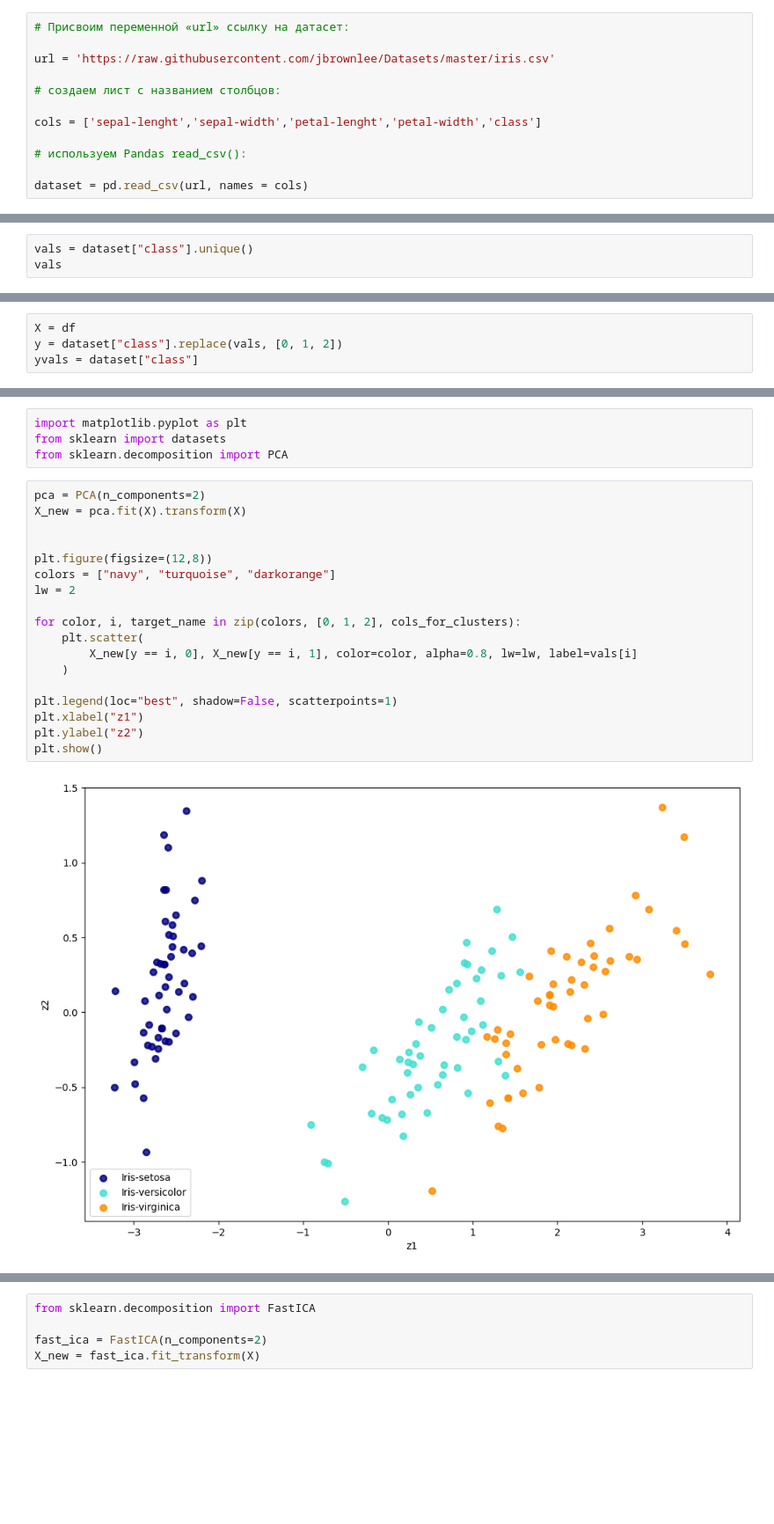
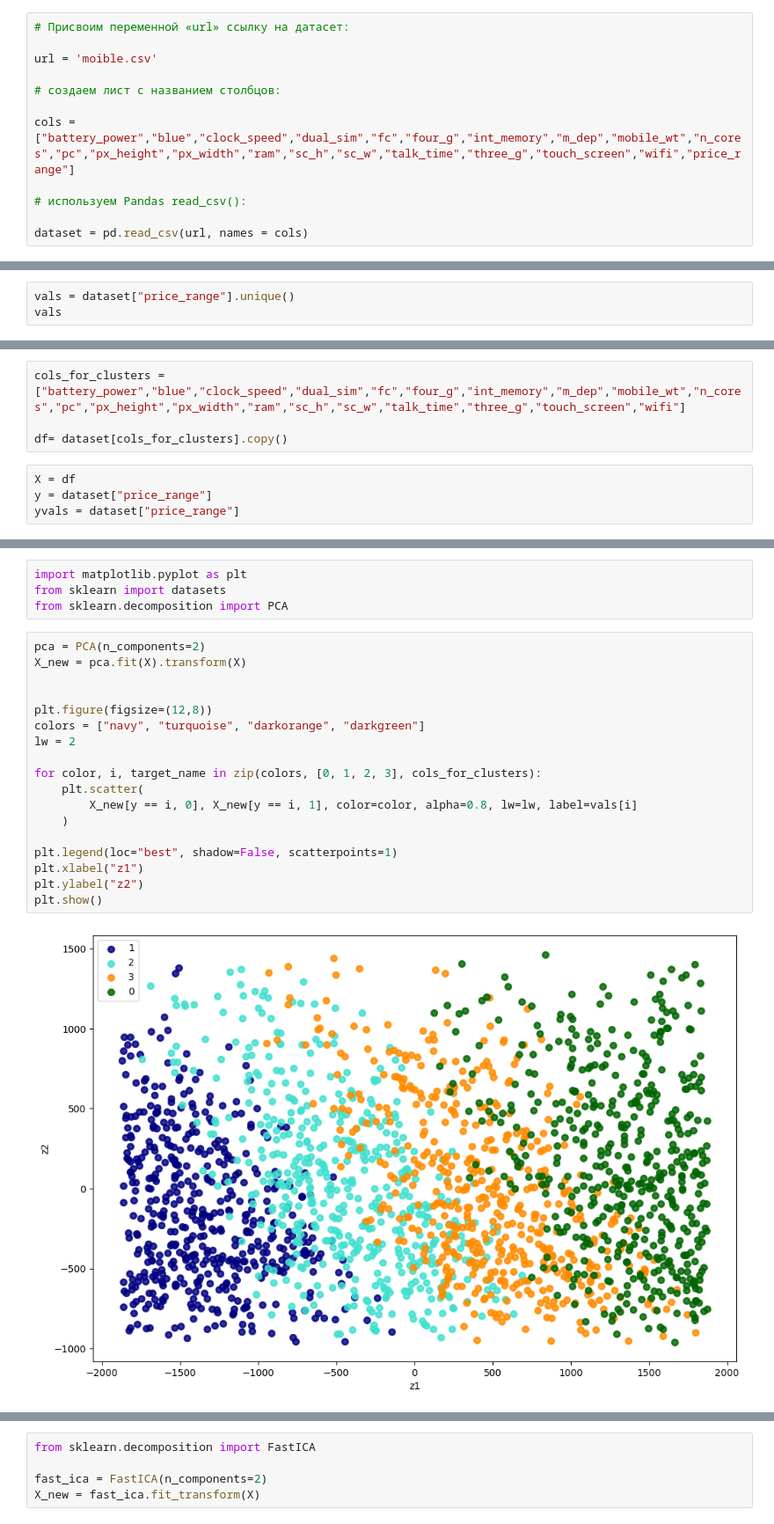
Before and after one commit to Rangulov/PhMathInfo, a Jupyter notebook: Dimensionality_reduction.ipynb, the cells around one changed output, grey strips where cells are left out. Shown at 88% size. Saved outputs shown, nothing was run; the diff lists cells and outputs as text; blank space fills up the shorter version.

```diff
--- a/Dimensionality_reduction.ipynb
+++ b/Dimensionality_reduction.ipynb
@@ -19,11 +15,11 @@ from sklearn.model_selection import train_test_split
 # %%
 # Присвоим переменной «url» ссылку на датасет:
 
-url = 'https://raw.githubusercontent.com/jbrownlee/Datasets/master/iris.csv'
+url = 'moible.csv'
 
 # создаем лист с названием столбцов:
 
-cols = ['sepal-lenght','sepal-width','petal-lenght','petal-width','class']
+cols = ["battery_power","blue","clock_speed","dual_sim","fc","four_g","int_memory","m_dep","mobile_wt","n_cores","pc","px_height","px_width","ram","sc_h","sc_w","talk_time","three_g","touch_screen","wifi","price_range"]
 
 # используем Pandas read_csv():
 
@@ -31,4 +63,4 @@ dataset = pd.read_csv(url, names = cols)
 # %%
-vals = dataset["class"].unique()
+vals = dataset["price_range"].unique()
 vals
 # %% [output]
@@ -41,4 +68,8 @@ df= dataset[cols_for_clusters].copy() # делаем копию, чтобы не
+# %%
+cols_for_clusters = ["battery_power","blue","clock_speed","dual_sim","fc","four_g","int_memory","m_dep","mobile_wt","n_cores","pc","px_height","px_width","ram","sc_h","sc_w","talk_time","three_g","touch_screen","wifi"]
+
+df= dataset[cols_for_clusters].copy()
 # %%
 X = df
-y = dataset["class"].replace(vals, [0, 1, 2])
-yvals = dataset["class"]
+y = dataset["price_range"]
+yvals = dataset["price_range"]
@@ -236,20 +86,20 @@ from sklearn.decomposition import PCA
 # %%
 pca = PCA(n_components=2)
 X_new = pca.fit(X).transform(X)
 
 
 plt.figure(figsize=(12,8))
-colors = ["navy", "turquoise", "darkorange"]
+colors = ["navy", "turquoise", "darkorange", "darkgreen"]
 lw = 2
 
-for color, i, target_name in zip(colors, [0, 1, 2], cols_for_clusters):
+for color, i, target_name in zip(colors, [0, 1, 2, 3], cols_for_clusters):
     plt.scatter(
         X_new[y == i, 0], X_new[y == i, 1], color=color, alpha=0.8, lw=lw, label=vals[i]
     )
 
 plt.legend(loc="best", shadow=False, scatterpoints=1)
 plt.xlabel("z1")
 plt.ylabel("z2")
 plt.show()
 # %% [output]
-[figure, old version]
+[figure, new version]
```
Also changed, not shown: parts of 50 cells of this notebook.
